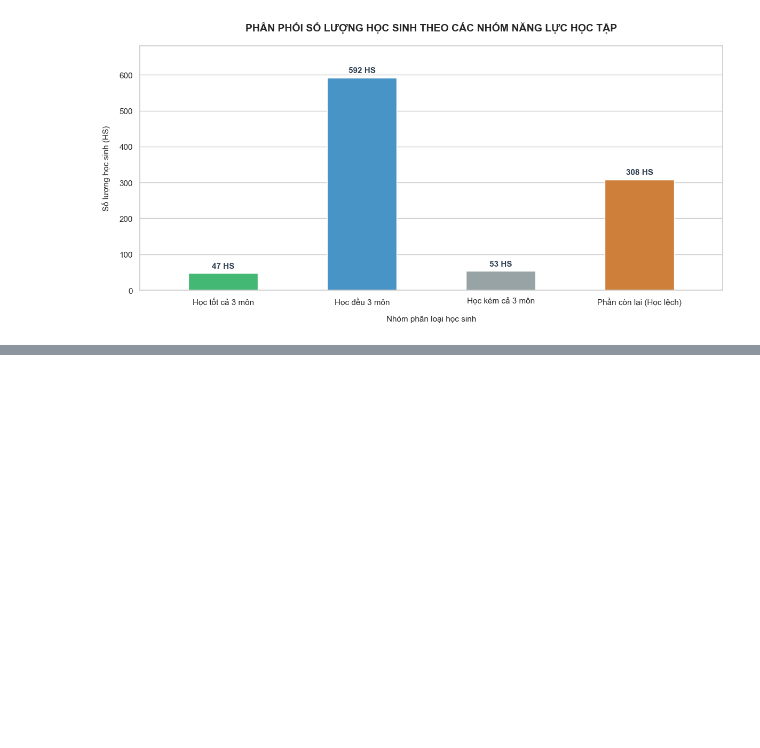
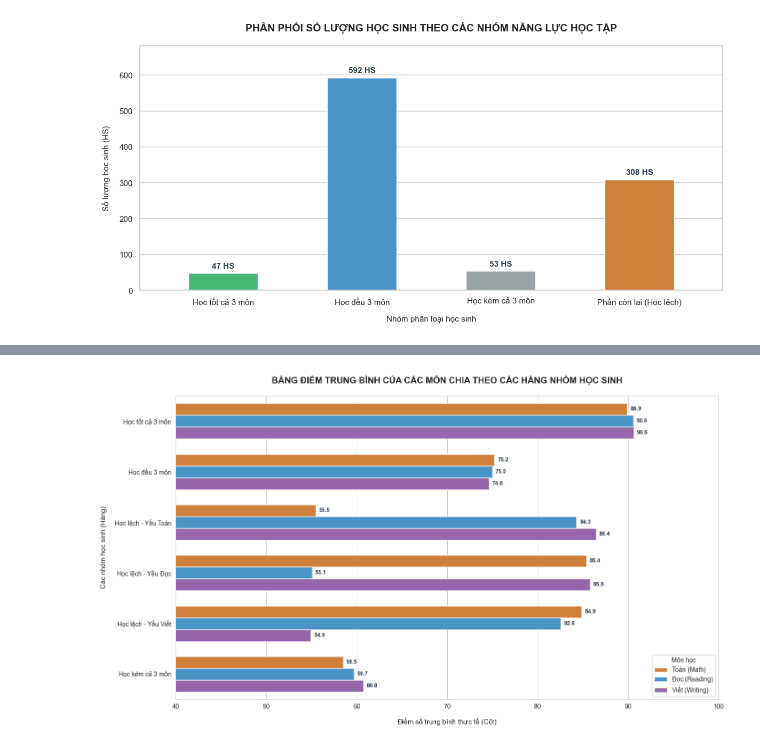
Before and after one commit to EnbacMig21/duan_datahsinh, a Jupyter notebook: phan_tich_data.ipynb, the cells around one changed output, grey strips where cells are left out. Drawn from its saved outputs; the diff is of its cells as text; code cells hidden in the pictures; blank space fills up the shorter version.

```diff
--- a/phan_tich_data.ipynb
+++ b/phan_tich_data.ipynb
@@ -1703,0 +1037,90 @@ plt.show()
+# %%
+import pandas as pd
+import matplotlib.pyplot as plt
+import seaborn as sns
+
+# 1. Đọc file báo cáo dữ liệu của bạn
+df = pd.read_csv('Bao_Cao_Du_Doan_Hoc_Sinh.csv')
+df.columns = df.columns.str.strip().str.lower()
+
+# ==========================================================
+# KHỞI TẠO LOGIC PHÂN LOẠI CHI TIẾT 6 NHÓM
+# ==========================================================
+df['total_score'] = df['math_score'] + df['reading_score'] + df['writing_score']
+df['math_low'] = df['math_score'] < (0.265 * df['total_score'])
+df['reading_low'] = df['reading_score'] < (0.265 * df['total_score'])
+df['writing_low'] = df['writing_score'] < (0.265 * df['total_score'])
+
+def phan_loai_chi_tiet_6_nhom(row):
+    math = row['math_score']
+    reading = row['reading_score']
+    writing = row['writing_score']
+
+    if math > 80 and reading > 80 and writing > 80: return 'Học tốt cả 3 môn'
+    if math < 70 and reading < 70 and writing < 70: return 'Học kém cả 3 môn'
+    if row['math_low']: return 'Học lệch - Yếu Toán'
+    if row['reading_low']: return 'Học lệch - Yếu Đọc'
+    if row['writing_low']: return 'Học lệch - Yếu Viết'
+    return 'Học đều 3 môn'
+
+df['Phân loại năng lực chi tiết'] = df.apply(phan_loai_chi_tiet_6_nhom, axis=1)
+
+# ==========================================================
+# 2. TÍNH ĐIỂM TRUNG BÌNH VÀ XOAY BẢNG (MELT) ĐỂ VẼ TRỤC NGANG
+# ==========================================================
+df_diem_tb = df.groupby('Phân loại năng lực chi tiết')[['math_score', 'reading_score', 'writing_score']].mean().reset_index()
+
+# Đổi cấu trúc bảng sang dạng Long-format để Seaborn hiểu trục Y và trục X
+df_melted_tb = pd.melt(df_diem_tb,
+                       id_vars=['Phân loại năng lực chi tiết'],
+                       value_vars=['math_score', 'reading_score', 'writing_score'],
+                       var_name='Môn học', value_name='Điểm trung bình')
+
+df_melted_tb['Môn học'] = df_melted_tb['Môn học'].map({
+    'math_score': 'Toán (Math)',
+    'reading_score': 'Đọc (Reading)',
+    'writing_score': 'Viết (Writing)'
+})
+
+# Sắp xếp thứ tự các hàng (nhóm) cố định trên trục Y
+order_6_groups = [
+    'Học tốt cả 3 môn', 'Học đều 3 môn', 'Học lệch - Yếu Toán',
+    'Học lệch - Yếu Đọc', 'Học lệch - Yếu Viết', 'Học kém cả 3 môn'
+]
+
+# ==========================================================
+# 3. TRỰC QUAN HÓA BIỂU ĐỒ CỘT NẰM NGANG
+# ==========================================================
+plt.figure(figsize=(14, 8))
+sns.set_style("whitegrid")
+
+# Bảng màu nhất quán: Toán (Cam), Đọc (Xanh dương), Viết (Tím)
+colors = {'Toán (Math)': '#e67e22', 'Đọc (Reading)': '#3498db', 'Viết (Writing)': '#9b59b6'}
+
+# Vẽ biểu đồ với x là điểm trung bình (cột) và y là nhóm học sinh (hàng)
+ax = sns.barplot(data=df_melted_tb, y='Phân loại năng lực chi tiết', x='Điểm trung bình', hue='Môn học',
+                 order=order_6_groups, palette=colors, edgecolor='white', errorbar=None, width=0.7)
+
+# Cấu hình tiêu đề và nhãn trục
+plt.title('BẢNG ĐIỂM TRUNG BÌNH CỦA CÁC MÔN CHIA THEO CÁC HÀNG NHÓM HỌC SINH', fontsize=14, fontweight='bold', pad=20)
+plt.ylabel('Các nhóm học sinh (Hàng)', fontsize=11, labelpad=12)
+plt.xlabel('Điểm số trung bình thực tế (Cột)', fontsize=11, labelpad=12)
+
+# Giới hạn trục X để thấy rõ độ chênh lệch (từ 40 đến 100 điểm)
+plt.xlim(40, 100)
+plt.legend(title='Môn học', loc='lower right', frameon=True)
+
+# Hiển thị số điểm chính xác ngay bên cạnh mỗi cột nằm ngang
+for p in ax.patches:
+    w = p.get_width()
+    if w > 0:
+        ax.annotate(f'{w:.1f}',
+                    (w, p.get_y() + p.get_height() / 2.),
+                    ha='left', va='center',
+                    xytext=(5, 0), textcoords='offset points',
+                    fontsize=9, fontweight='bold', color='#2c3e50')
+
+plt.tight_layout()
+plt.show()
+# %% [output]
+[figure, added]
```
Also changed, not shown: parts of 27 cells of this notebook.
